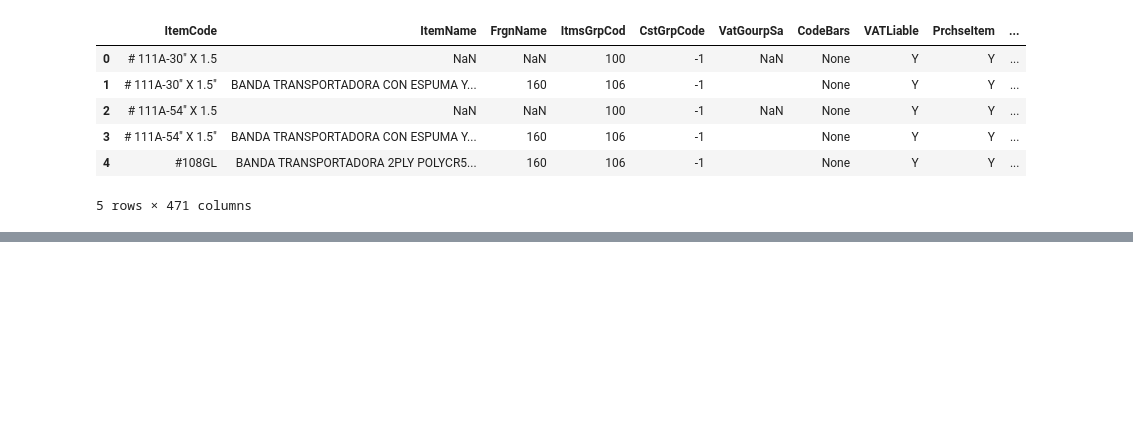
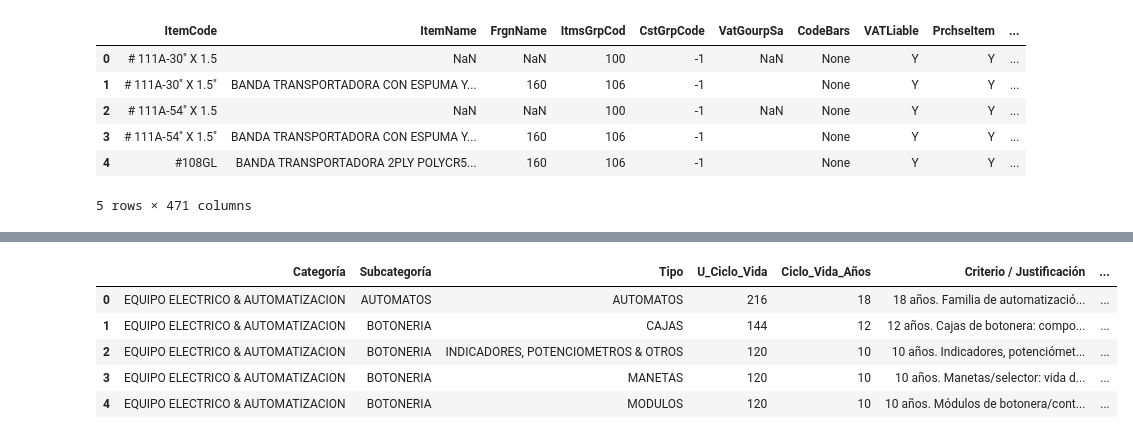
Before and after one commit to choppeb7/Tesis-Master-AI, a Jupyter notebook: Notebook_desarrollo.ipynb, the cells around one changed output, grey strips where cells are left out. Saved outputs shown, nothing was run; the diff lists cells and outputs as text; code cells hidden in the pictures; blank space fills up the shorter version.

Commit message:
creacion query & script ciclo_de_vida

```diff
--- a/Notebook_desarrollo.ipynb
+++ b/Notebook_desarrollo.ipynb
@@ -345,0 +660,14 @@ df.to_csv(ruta_query_sap)
+# %%
+# ============================================================
+# CARGAR ARCHIVO PARAMETRIZADO DE CICLO DE VIDA
+# ============================================================
+
+df_ciclo_vida = pd.read_excel("./Datos/parametrizacion_ciclo_vida.xlsx") # Se parametriza manualmente ver script parametrizar_ciclo_vida.py)
+df_ciclo_vida.head(5)
+# %% [output]
+|  | Categoría | Subcategoría | Tipo | U_Ciclo_Vida | Ciclo_Vida_Años | Criterio / Justificación | ... |
+| 0 | EQUIPO ELECTRICO & AUTOMATIZACION | AUTOMATOS | AUTOMATOS | 216 | 18 | 18 años. Familia de automatizació... | ... |
+| 1 | EQUIPO ELECTRICO & AUTOMATIZACION | BOTONERIA | CAJAS | 144 | 12 | 12 años. Cajas de botonera: compo... | ... |
+| 2 | EQUIPO ELECTRICO & AUTOMATIZACION | BOTONERIA | INDICADORES, POTENCIOMETROS & OTROS | 120 | 10 | 10 años. Indicadores, potenciómet... | ... |
+| 3 | EQUIPO ELECTRICO & AUTOMATIZACION | BOTONERIA | MANETAS | 120 | 10 | 10 años. Manetas/selector: vida d... | ... |
+| 4 | EQUIPO ELECTRICO & AUTOMATIZACION | BOTONERIA | MODULOS | 120 | 10 | 10 años. Módulos de botonera/cont... | ... |
```
Also changed, not shown: parts of 16 cells of this notebook, 1 other file.
